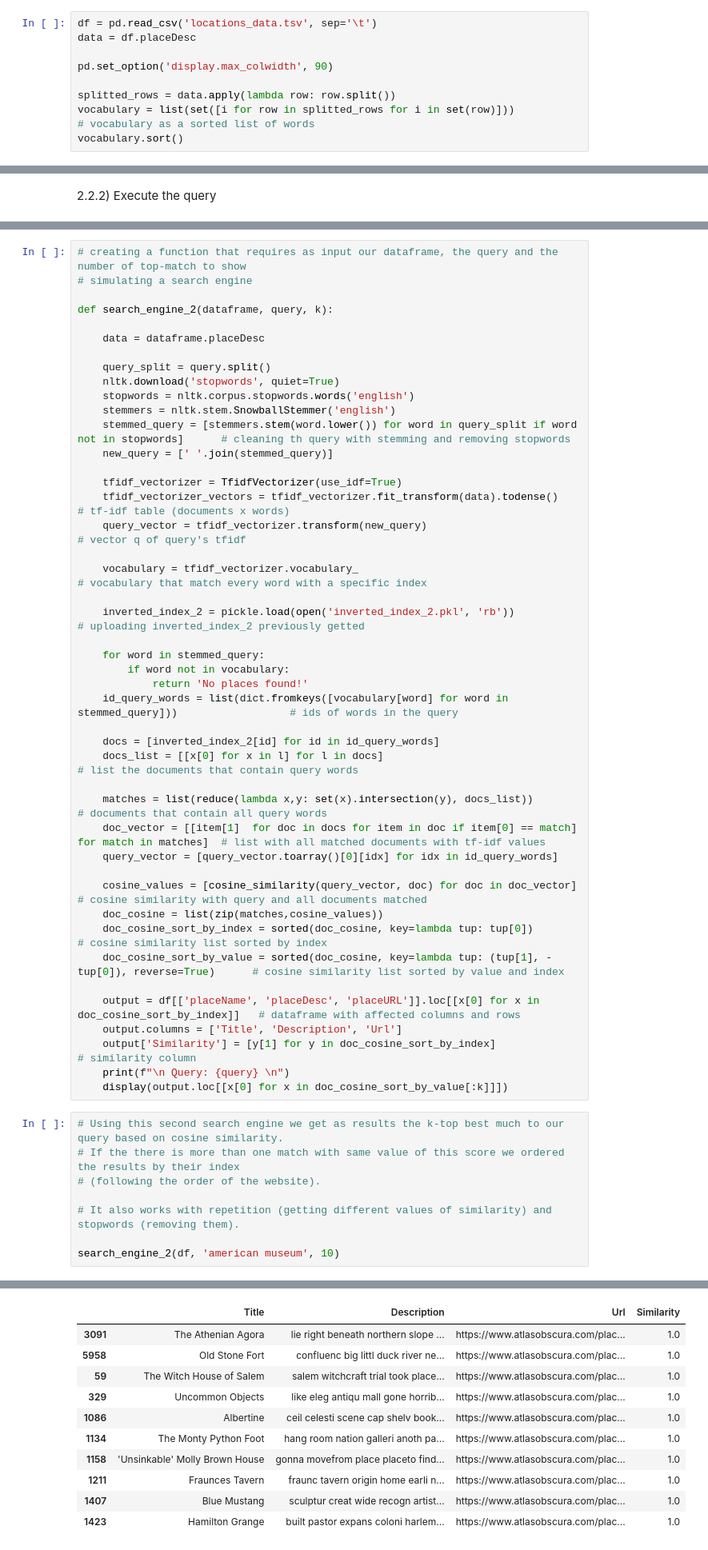
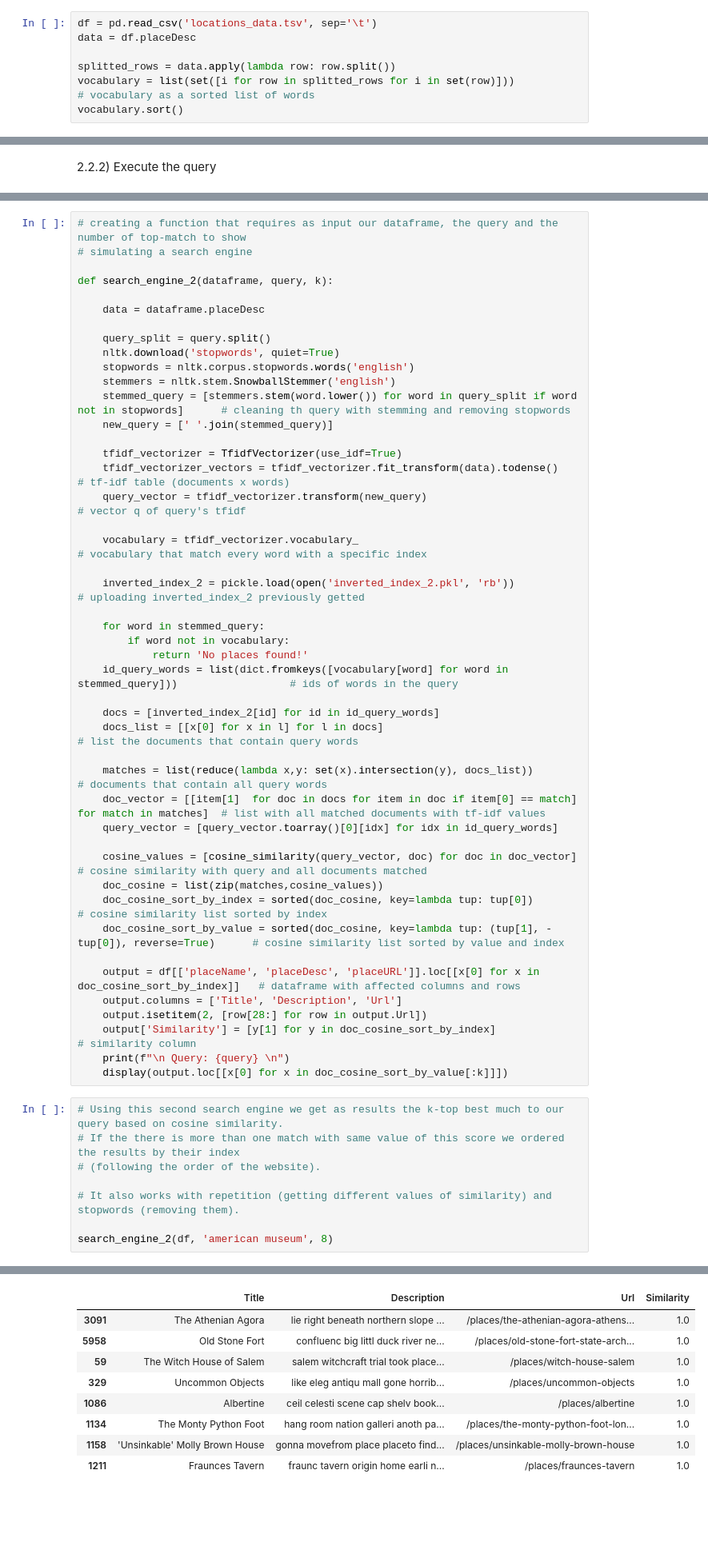
Before and after one commit to Matteo-Candi/ADM_HW3, a Jupyter notebook: main.ipynb, the cells around one changed output, grey strips where cells are left out. Shown at 80% size. Cells and saved outputs as stored; diff of their text form; blank space fills up the shorter version.

Commit message:
Serach engine 1-2

```diff
--- a/main.ipynb
+++ b/main.ipynb
@@ -242,8 +242,6 @@ df_out
 df = pd.read_csv('locations_data.tsv', sep='\t')
 data = df.placeDesc
 
-pd.set_option('display.max_colwidth', 90)
-
 splitted_rows = data.apply(lambda row: row.split())
 vocabulary = list(set([i for row in splitted_rows for i in set(row)]))          # vocabulary as a sorted list of words
 vocabulary.sort()
@@ -368,30 +367,29 @@ def search_engine_2(dataframe, query, k):
 
     output = df[['placeName', 'placeDesc', 'placeURL']].loc[[x[0] for x in doc_cosine_sort_by_index]]   # dataframe with affected columns and rows
     output.columns = ['Title', 'Description', 'Url']
+    output.isetitem(2, [row[28:] for row in output.Url])
     output['Similarity'] = [y[1] for y in doc_cosine_sort_by_index]                                     # similarity column
     print(f"\n Query: {query} \n")
     display(output.loc[[x[0] for x in doc_cosine_sort_by_value[:k]]])
 # %%
 # Using this second search engine we get as results the k-top best much to our query based on cosine similarity.
 # If the there is more than one match with same value of this score we ordered the results by their index
 # (following the order of the website).
 
 # It also works with repetition (getting different values of similarity) and stopwords (removing them).
 
-search_engine_2(df, 'american museum', 10)
+search_engine_2(df, 'american museum', 8)
 # %% [output]
  Query: american museum
 |  | Title | Description | Url | Similarity |
-| 3091 | The Athenian Agora | lie right beneath northern slope ... | https://www.atlasobscura.com/plac... | 1.0 |
-| 5958 | Old Stone Fort | confluenc big littl duck river ne... | https://www.atlasobscura.com/plac... | 1.0 |
-| 59 | The Witch House of Salem | salem witchcraft trial took place... | https://www.atlasobscura.com/plac... | 1.0 |
-| 329 | Uncommon Objects | like eleg antiqu mall gone horrib... | https://www.atlasobscura.com/plac... | 1.0 |
-| 1086 | Albertine | ceil celesti scene cap shelv book... | https://www.atlasobscura.com/plac... | 1.0 |
-| 1134 | The Monty Python Foot | hang room nation galleri anoth pa... | https://www.atlasobscura.com/plac... | 1.0 |
-| 1158 | 'Unsinkable' Molly Brown House | gonna movefrom place placeto find... | https://www.atlasobscura.com/plac... | 1.0 |
-| 1211 | Fraunces Tavern | fraunc tavern origin home earli n... | https://www.atlasobscura.com/plac... | 1.0 |
-| 1407 | Blue Mustang | sculptur creat wide recogn artist... | https://www.atlasobscura.com/plac... | 1.0 |
-| 1423 | Hamilton Grange | built pastor expans coloni harlem... | https://www.atlasobscura.com/plac... | 1.0 |
+| 3091 | The Athenian Agora | lie right beneath northern slope ... | /places/the-athenian-agora-athens... | 1.0 |
+| 5958 | Old Stone Fort | confluenc big littl duck river ne... | /places/old-stone-fort-state-arch... | 1.0 |
+| 59 | The Witch House of Salem | salem witchcraft trial took place... | /places/witch-house-salem | 1.0 |
+| 329 | Uncommon Objects | like eleg antiqu mall gone horrib... | /places/uncommon-objects | 1.0 |
+| 1086 | Albertine | ceil celesti scene cap shelv book... | /places/albertine | 1.0 |
+| 1134 | The Monty Python Foot | hang room nation galleri anoth pa... | /places/the-monty-python-foot-lon... | 1.0 |
+| 1158 | 'Unsinkable' Molly Brown House | gonna movefrom place placeto find... | /places/unsinkable-molly-brown-house | 1.0 |
+| 1211 | Fraunces Tavern | fraunc tavern origin home earli n... | /places/fraunces-tavern | 1.0 |
 # %% [markdown]
 ---
 ## **3. Define a new score!**
```
Also changed, not shown: parts of 2 cells of this notebook.
